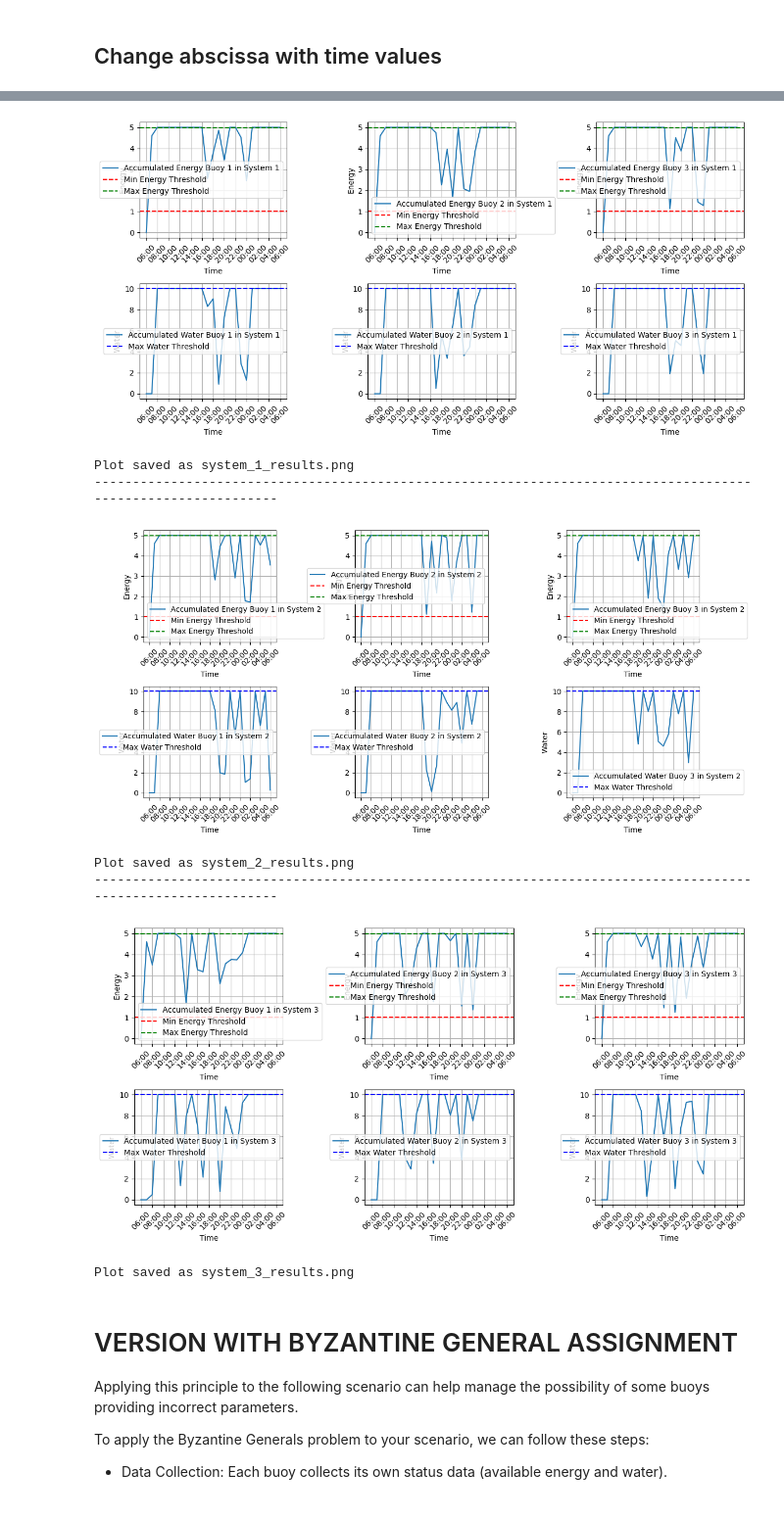
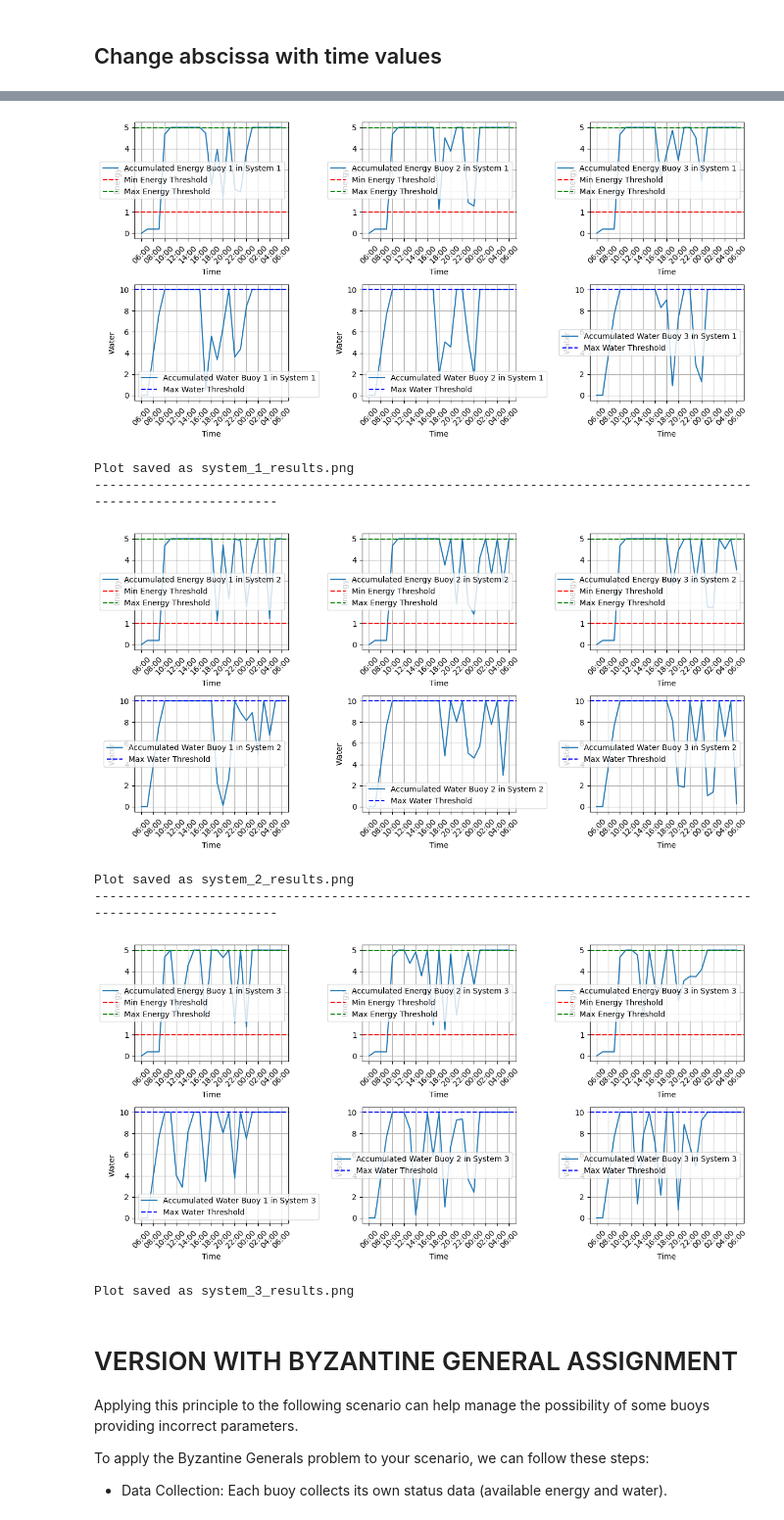
Before and after one commit to dany27041991/ACT, a Jupyter notebook: PROJECT/Buoy network project.ipynb, the cells around one changed output, grey strips where cells are left out. Shown at 98% size. Drawn from its saved outputs; the diff is of its cells as text; code cells hidden in the pictures.

```diff
--- a/PROJECT/Buoy network project.ipynb
+++ b/PROJECT/Buoy network project.ipynb
@@ -551,7 +551,7 @@ def update_buoys(x1, x2, k, cr, kc, x2_target, max_energy, max_water):
     for i in range(n):
         if x1[i, k] / kc < (x2_target - x2[i, k]):
             # Caso 1: La batteria non ricarica completamente il serbatoio
-            x1[i, k + 1] = cr
+            x1[i, k + 1] = cr/24
             x2[i, k + 1] = x2[i, k] + (x1[i, k] / kc)
         else:
             # Caso 2: La batteria ricarica completamente il serbatoio
@@ -740,7 +740,7 @@ def update_buoys(x1, x2, k, cr, kc, x2_target, max_energy, max_water):
     for i in range(n):
         if x1[i, k] / kc < (x2_target - x2[i, k]):
             # Caso 1: La batteria non ricarica completamente il serbatoio
-            x1[i, k + 1] = cr
+            x1[i, k + 1] = cr/24
             x2[i, k + 1] = x2[i, k] + (x1[i, k] / kc)
         else:
             # Caso 2: La batteria ricarica completamente il serbatoio
@@ -1108,7 +1108,7 @@ def update_buoys(x1, x2, k, cr, kc, x2_target, max_energy, max_water):
     for i in range(n):
         if x1[i, k] / kc < (x2_target - x2[i, k]):
             # Caso 1: La batteria non ricarica completamente il serbatoio
-            x1[i, k + 1] = cr
+            x1[i, k + 1] = cr/24
             x2[i, k + 1] = x2[i, k] + (x1[i, k] / kc)
         else:
             # Caso 2: La batteria ricarica completamente il serbatoio
@@ -1313,7 +1313,7 @@ def update_buoys(x1, x2, k, cr, kc, x2_target, max_energy, max_water):
     for i in range(n):
         if x1[i, k] / kc < (x2_target - x2[i, k]):
             # Caso 1: La batteria non ricarica completamente il serbatoio
-            x1[i, k + 1] = cr
+            x1[i, k + 1] = cr/24
             x2[i, k + 1] = x2[i, k] + (x1[i, k] / kc)
         else:
             # Caso 2: La batteria ricarica completamente il serbatoio
@@ -1451,13 +1451,13 @@ Vessel 1 assigned to Buoy 1 in System 3:
 
 
 --------------------------------------------------------------------------------------------------------------
-[figure, old version]
+[figure, new version]
 Plot saved as system_1_results.png
 --------------------------------------------------------------------------------------------------------------
-[figure, old version]
+[figure, new version]
 Plot saved as system_2_results.png
 --------------------------------------------------------------------------------------------------------------
-[figure, old version]
+[figure, new version]
 Plot saved as system_3_results.png
 # %% [markdown]
 # VERSION WITH BYZANTINE GENERAL ASSIGNMENT
```
Also changed, not shown: parts of 9 cells of this notebook, 5 other files.
